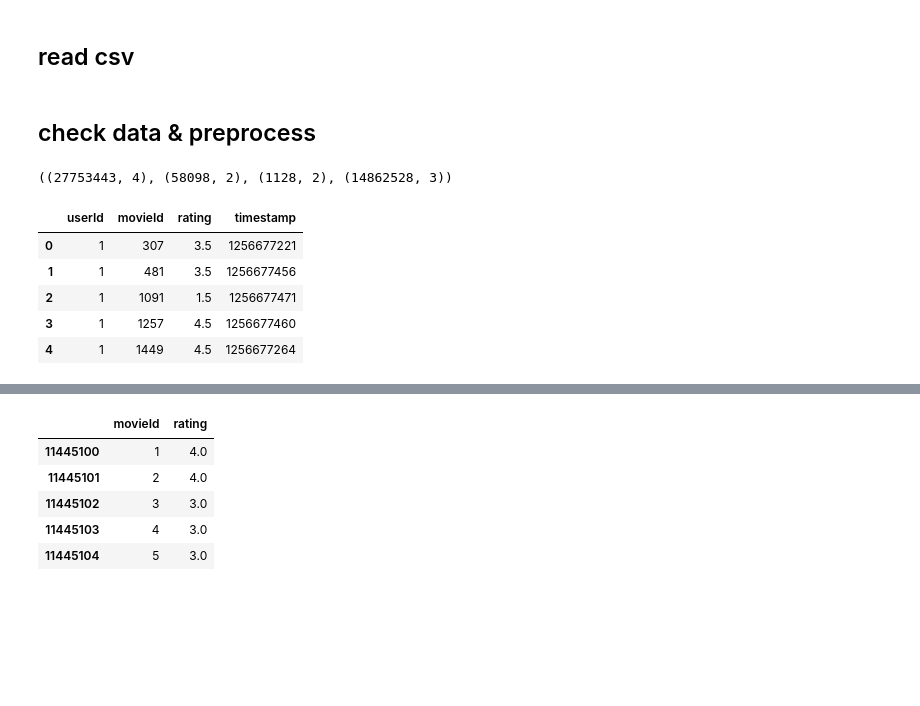
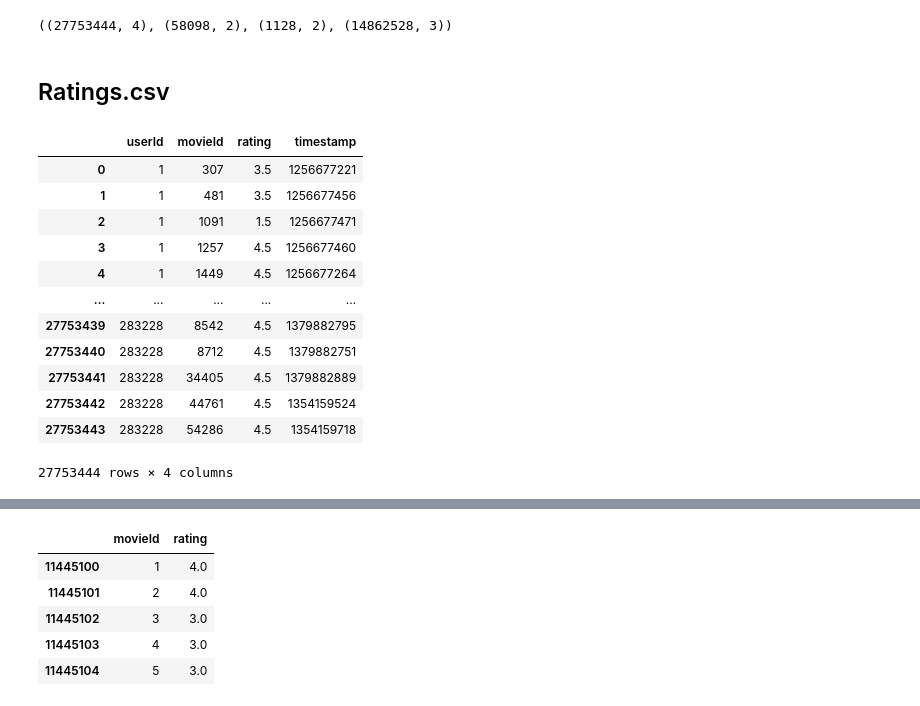
Before and after one commit to Rndns/moive-recommend-sys, a Jupyter notebook: movie-reco-sys.ipynb, the cells around one changed output, grey strips where cells are left out. Drawn from its saved outputs; the diff is of its cells as text; code cells hidden in the pictures; blank space fills up the shorter version.

```diff
--- a/movie-reco-sys.ipynb
+++ b/movie-reco-sys.ipynb
@@ -5,2 +12,6 @@ import numpy as np
+# %%
+user_rate_df.shape, movies_df.shape, tags_df.shape, tag_relevance_df.shape
+# %% [output]
+((27753444, 4), (58098, 2), (1128, 2), (14862528, 3))
 # %% [markdown]
-## read csv
+## Ratings.csv
@@ -12,15 +18,16 @@ tag_relevance_df = pd.read_csv('./ml-latest/genome-scores.csv')
-# %% [markdown]
-## check data & preprocess
-# %%
-user_rate_df.shape, movies_genres_df.shape, tags_df.shape, tag_relevance_df.shape
-# %% [output]
-((27753443, 4), (58098, 2), (1128, 2), (14862528, 3))
 # %%
-user_rate_df.head()
+user_rate_df
 # %% [output]
 |  | userId | movieId | rating | timestamp |
 | 0 | 1 | 307 | 3.5 | 1256677221 |
 | 1 | 1 | 481 | 3.5 | 1256677456 |
 | 2 | 1 | 1091 | 1.5 | 1256677471 |
 | 3 | 1 | 1257 | 4.5 | 1256677460 |
 | 4 | 1 | 1449 | 4.5 | 1256677264 |
+| ... | ... | ... | ... | ... |
+| 27753439 | 283228 | 8542 | 4.5 | 1379882795 |
+| 27753440 | 283228 | 8712 | 4.5 | 1379882751 |
+| 27753441 | 283228 | 34405 | 4.5 | 1379882889 |
+| 27753442 | 283228 | 44761 | 4.5 | 1354159524 |
+| 27753443 | 283228 | 54286 | 4.5 | 1354159718 |
+27753444 rows × 4 columns
```
Also changed, not shown: parts of 30 cells of this notebook.
